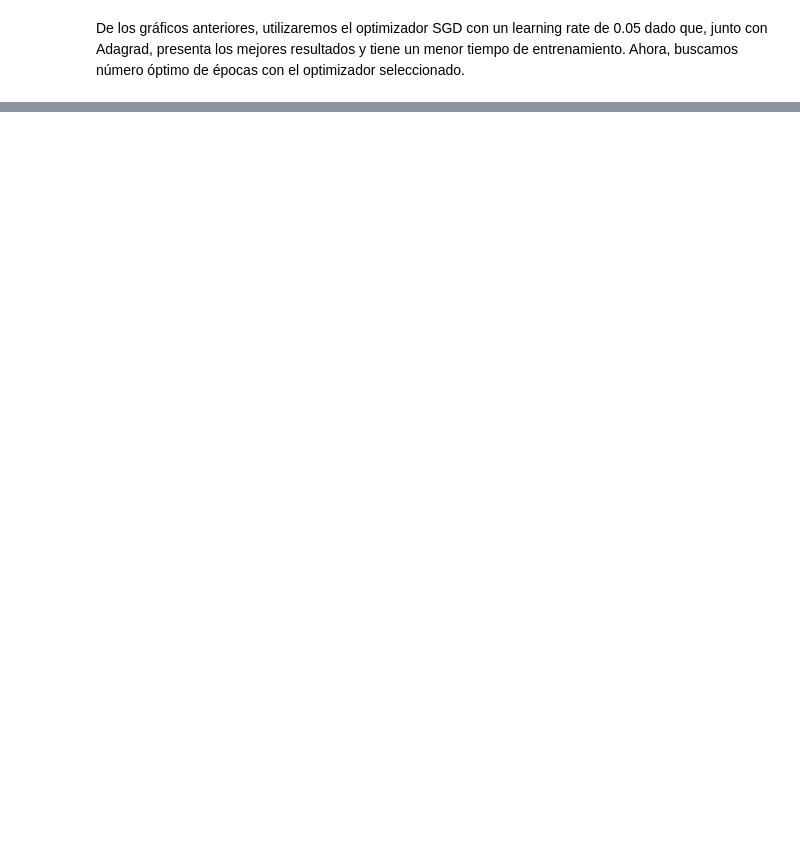
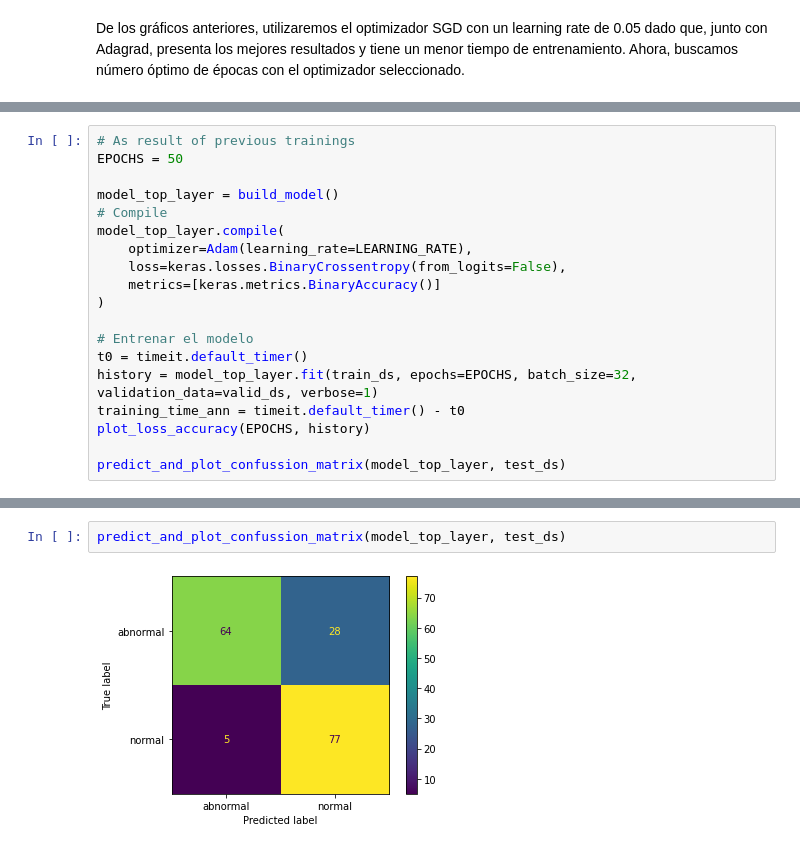
Before and after one commit to mtablado/uoc2022_deeplearning_pra, a Jupyter notebook: 2021-2_M2.875_PRA_mtabladol.ipynb, the cells around one changed output, grey strips where cells are left out. Drawn from its saved outputs; the diff is of its cells as text; blank space fills up the shorter version.

```diff
--- a/2021-2_M2.875_PRA_mtabladol.ipynb
+++ b/2021-2_M2.875_PRA_mtabladol.ipynb
@@ -449,0 +495,19 @@ compute_epochs(train_ds, valid_ds)
+# %%
+# As result of previous trainings
+EPOCHS = 50
+
+model_top_layer = build_model()
+# Compile
+model_top_layer.compile(
+    optimizer=Adam(learning_rate=LEARNING_RATE),
+    loss=keras.losses.BinaryCrossentropy(from_logits=False),
+    metrics=[keras.metrics.BinaryAccuracy()]
+)
+
+# Entrenar el modelo
+t0 = timeit.default_timer()
+history = model_top_layer.fit(train_ds, epochs=EPOCHS, batch_size=32, validation_data=valid_ds, verbose=1)
+training_time_ann = timeit.default_timer() - t0
+plot_loss_accuracy(EPOCHS, history)
+
+predict_and_plot_confussion_matrix(model_top_layer, test_ds)
@@ -449,0 +534,4 @@ compute_epochs(train_ds, valid_ds)
+# %%
+predict_and_plot_confussion_matrix(model_top_layer, test_ds)
+# %% [output]
+[figure, added]
```
Also changed, not shown: parts of 21 cells of this notebook.
